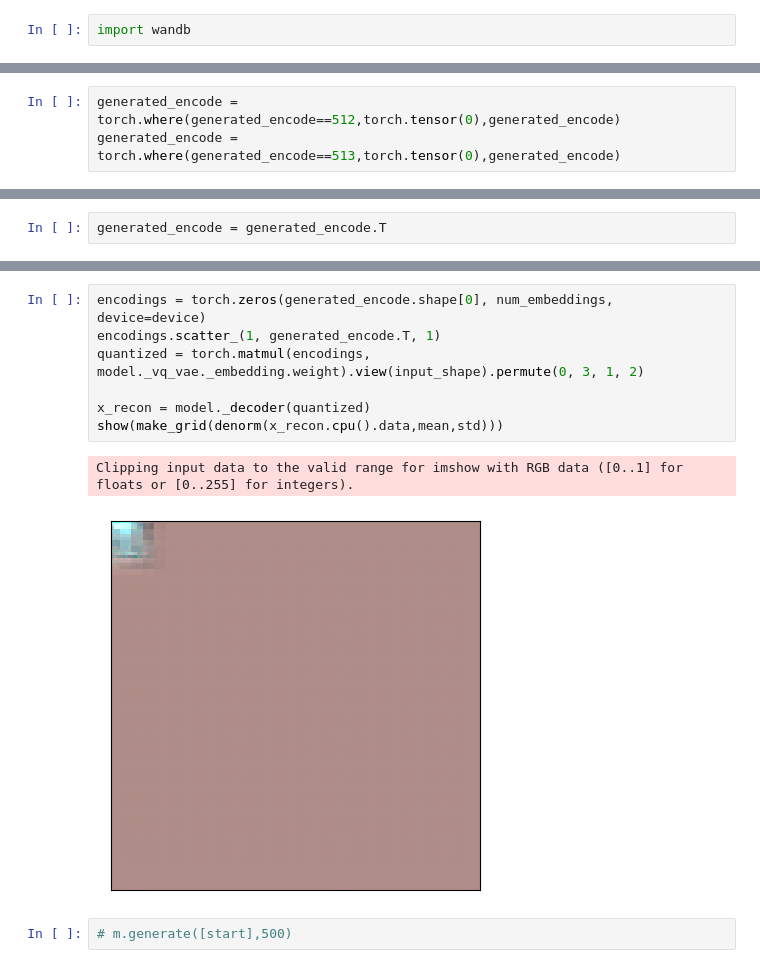
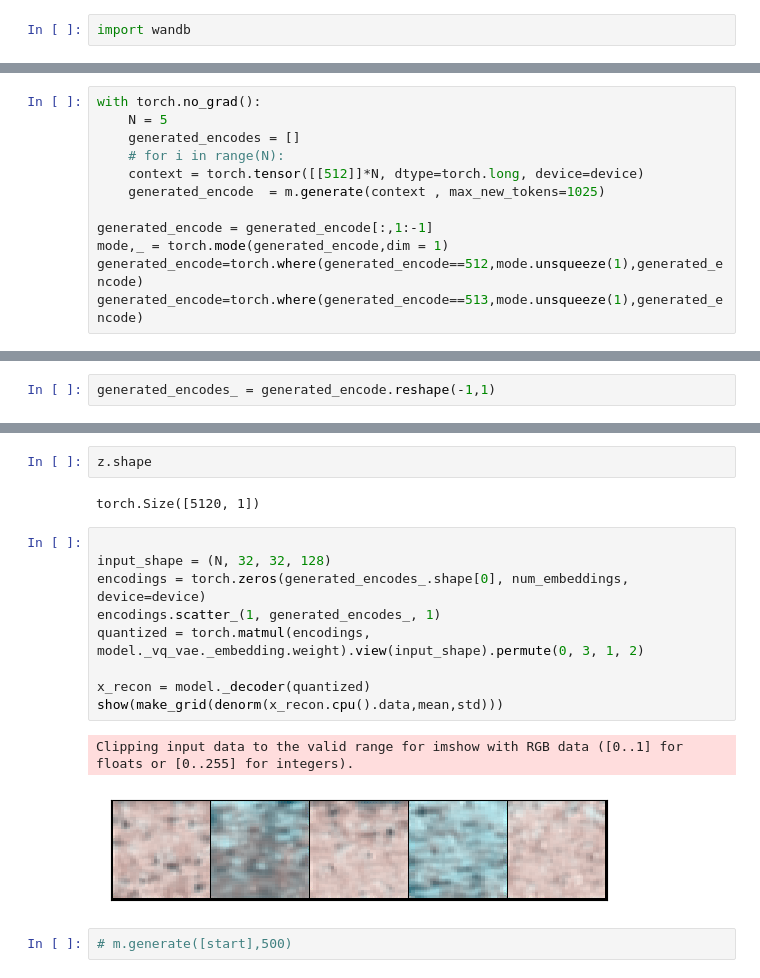
Before and after one commit to KhadgaA/VQ-VAE, a Jupyter notebook: autoregressive.ipynb, the cells around one changed output, grey strips where cells are left out. Drawn from its saved outputs; the diff is of its cells as text.

```diff
--- a/autoregressive.ipynb
+++ b/autoregressive.ipynb
@@ -946,3 +928,15 @@ torch.Size([1, 1024])
+# %%
+with torch.no_grad():
+    N = 5
+    generated_encodes = []
+    # for i in range(N):
+    context = torch.tensor([[512]]*N, dtype=torch.long, device=device)
+    generated_encode  = m.generate(context , max_new_tokens=1025)
+
+generated_encode = generated_encode[:,1:-1]
+mode,_ = torch.mode(generated_encode,dim = 1)
+generated_encode=torch.where(generated_encode==512,mode.unsqueeze(1),generated_encode)
+generated_encode=torch.where(generated_encode==513,mode.unsqueeze(1),generated_encode)
 # %%
 torch.unique(generated_encode)
 # %% [output]
@@ -966,3 +956,0 @@ tensor([  0,   1,   3,   4,   5,   7,   8,   9,  10,  11,  12,  13,  14,  16,
-# %%
-generated_encode = torch.where(generated_encode==512,torch.tensor(0),generated_encode)
-generated_encode = torch.where(generated_encode==513,torch.tensor(0),generated_encode)
@@ -993,2 +961,2 @@ torch.Size([1024, 1])
-# %%
-generated_encode = generated_encode.T
+# %%
+generated_encodes_ = generated_encode.reshape(-1,1)
@@ -995,13 +991,19 @@ generated_encode = generated_encode.T
+# %%
+z.shape
+# %% [output]
+torch.Size([5120, 1])
 # %%
-encodings = torch.zeros(generated_encode.shape[0], num_embeddings, device=device)
-encodings.scatter_(1, generated_encode.T, 1)
+
+input_shape = (N, 32, 32, 128)
+encodings = torch.zeros(generated_encodes_.shape[0], num_embeddings, device=device)
+encodings.scatter_(1, generated_encodes_, 1)
 quantized = torch.matmul(encodings, model._vq_vae._embedding.weight).view(input_shape).permute(0, 3, 1, 2)
 
 x_recon = model._decoder(quantized)
 show(make_grid(denorm(x_recon.cpu().data,mean,std)))
 # %% [output]
 Clipping input data to the valid range for imshow with RGB data ([0..1] for floats or [0..255] for integers).
-[figure, old version]
+[figure, new version]
 # %%
 # m.generate([start],500)
 # %%
```
Also changed, not shown: parts of 11 cells of this notebook, 6 other files.
